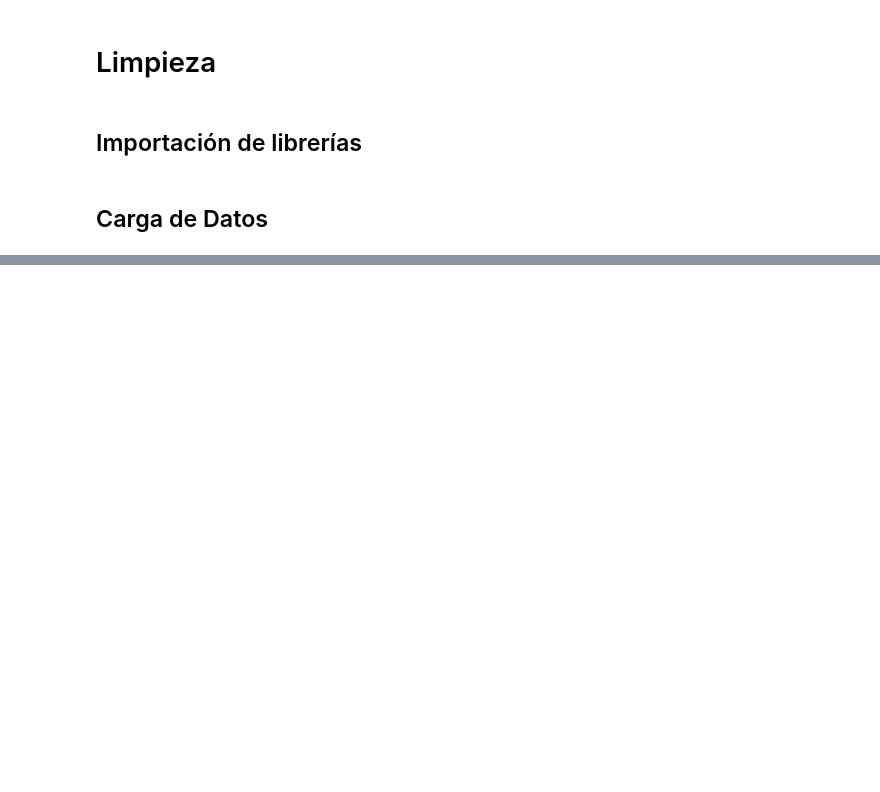
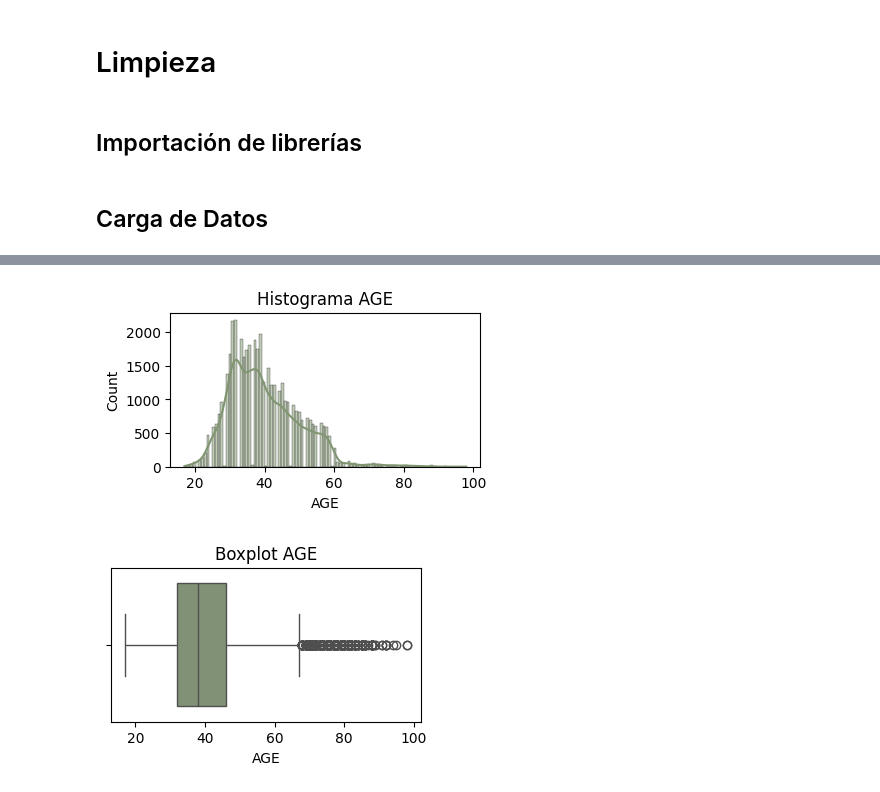
Before and after one commit to PalomaDA/DataProyect_EDA_Python, a Jupyter notebook: 02-limpieza.ipynb, the cells around one changed output, grey strips where cells are left out. Drawn from its saved outputs; the diff is of its cells as text; code cells hidden in the pictures; blank space fills up the shorter version.

```diff
--- a/02-limpieza.ipynb
+++ b/02-limpieza.ipynb
@@ -27,0 +161,18 @@ df_customer.sample(2)
+# %%
+df_bank['AGE'] = df_bank.groupby(['JOB','EDUCATION','MARITAL', 'HOUSING','LOAN'])['AGE'].transform(lambda x: x.fillna(x.median()))
+df_bank['AGE'] = df_bank['AGE'].fillna(df_bank['AGE'].median())
+# %%
+# Comprobamos que tras la  gestion de nulos, la distribución no ha sufrido alteraciones tan notorias como con el resto de opciones.
+
+plt.figure(figsize=(4,2))
+sns.histplot(df_bank['AGE'].dropna(), kde=True, color='#809671')
+plt.title("Histograma AGE")
+plt.show()
+
+plt.figure(figsize=(4,2))
+sns.boxplot(x=df_bank['AGE'], color='#809671')
+plt.title("Boxplot AGE")
+plt.show()
+# %% [output]
+[figure, added]
+[figure, added]
```
Also changed, not shown: parts of 40 cells of this notebook, 13 other files.
